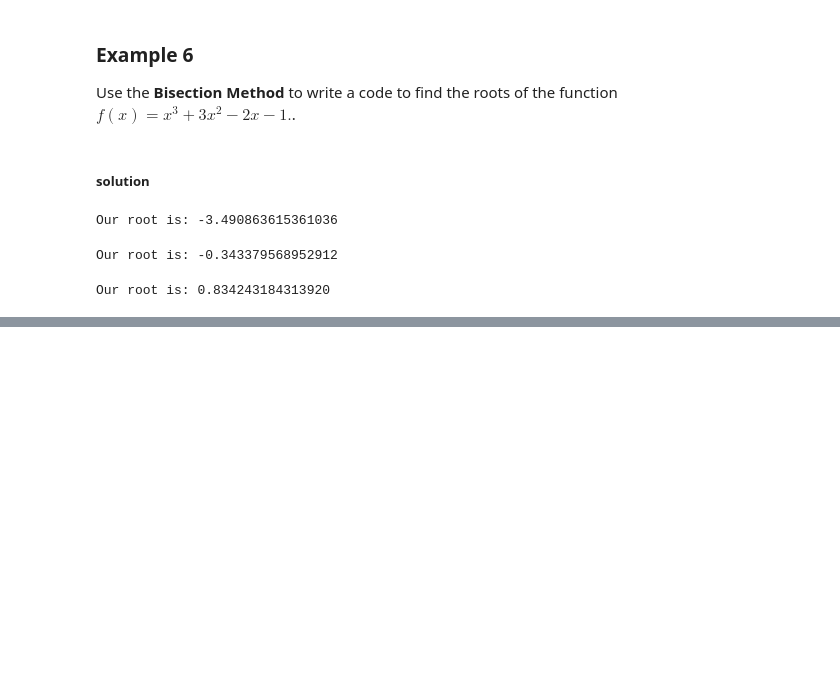
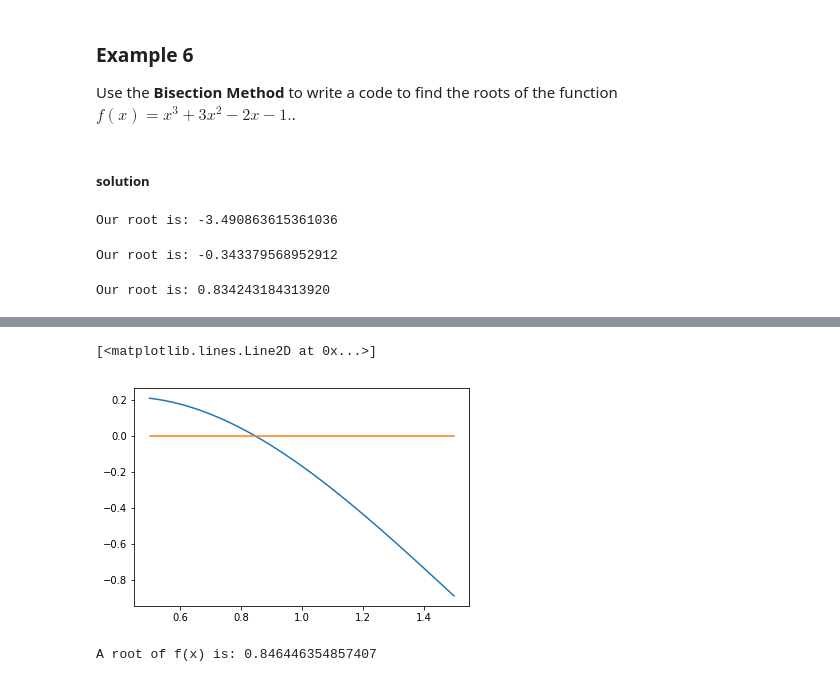
Before and after one commit to uduakgeorge/M340, a Jupyter notebook: Math-340-Notebooks-master/Lectures/Course_Lectures/Lecture_Seven_Root_Finding.ipynb, the cells around one changed output, grey strips where cells are left out. Cells and saved outputs as stored; diff of their text form; code cells hidden in the pictures; blank space fills up the shorter version.

```diff
--- a/Math-340-Notebooks-master/Lectures/Course_Lectures/Lecture_Seven_Root_Finding.ipynb
+++ b/Math-340-Notebooks-master/Lectures/Course_Lectures/Lecture_Seven_Root_Finding.ipynb
@@ -190,0 +357,17 @@ Our root is: 0.834243184313920
+# %%
+
+xvals = np.linspace(.5,1.5,int(1e3)+1)
+zvals = np.zeros(xvals.size)
+f = lambda x: x*np.cos(x) - (np.sin(x))**2.
+
+plt.figure(1)
+plt.plot(xvals,f(xvals))
+plt.plot(xvals,zvals)
+# %% [output]
+[<matplotlib.lines.Line2D at 0x...>]
+[figure, added]
+# %%
+f = lambda x: x*np.cos(x) - (np.sin(x))**2.
+secant_method_mod(f,1,2,1e-16)
+# %% [output]
+A root of f(x) is: 0.846446354857407
```
Also changed, not shown: parts of 13 cells of this notebook, 3 other files.
